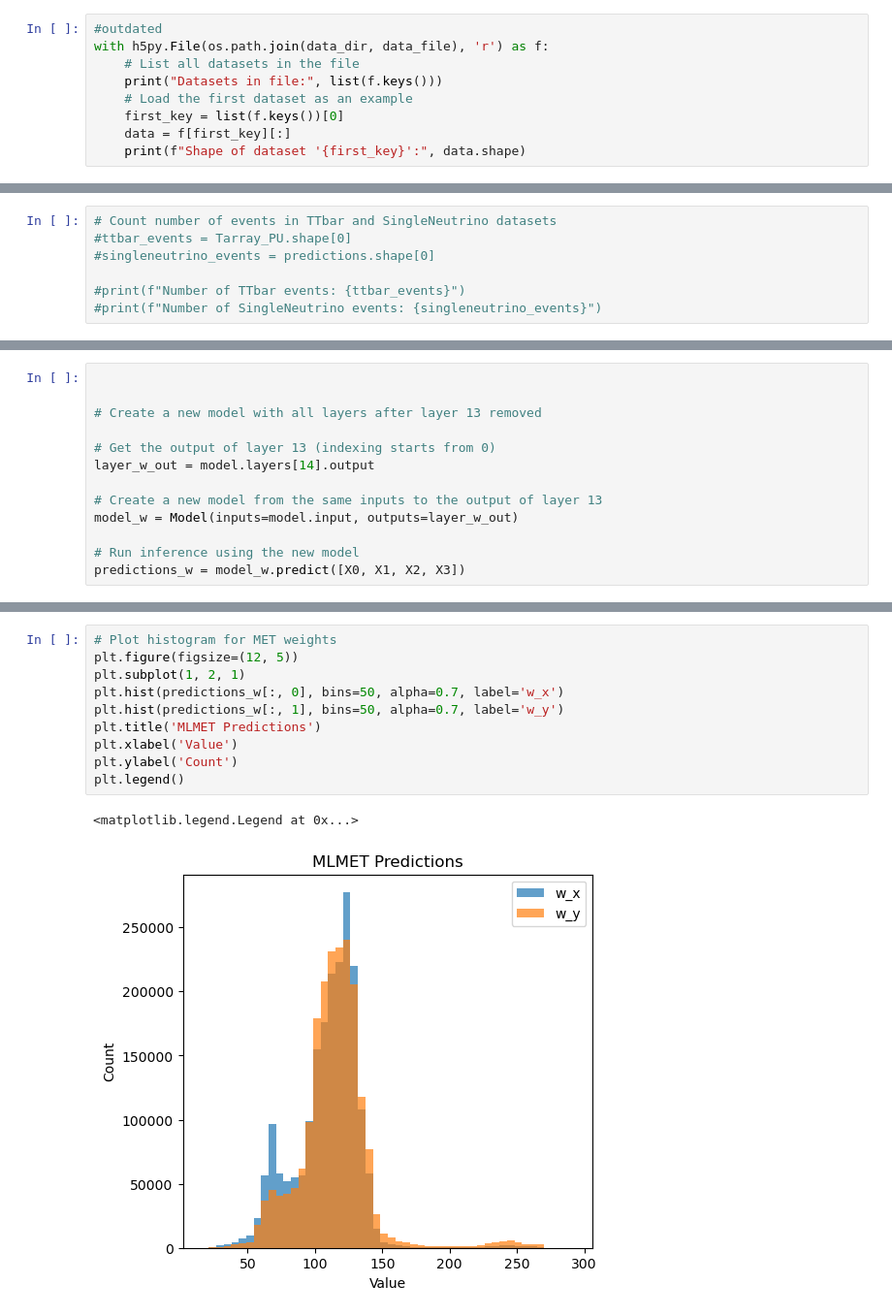
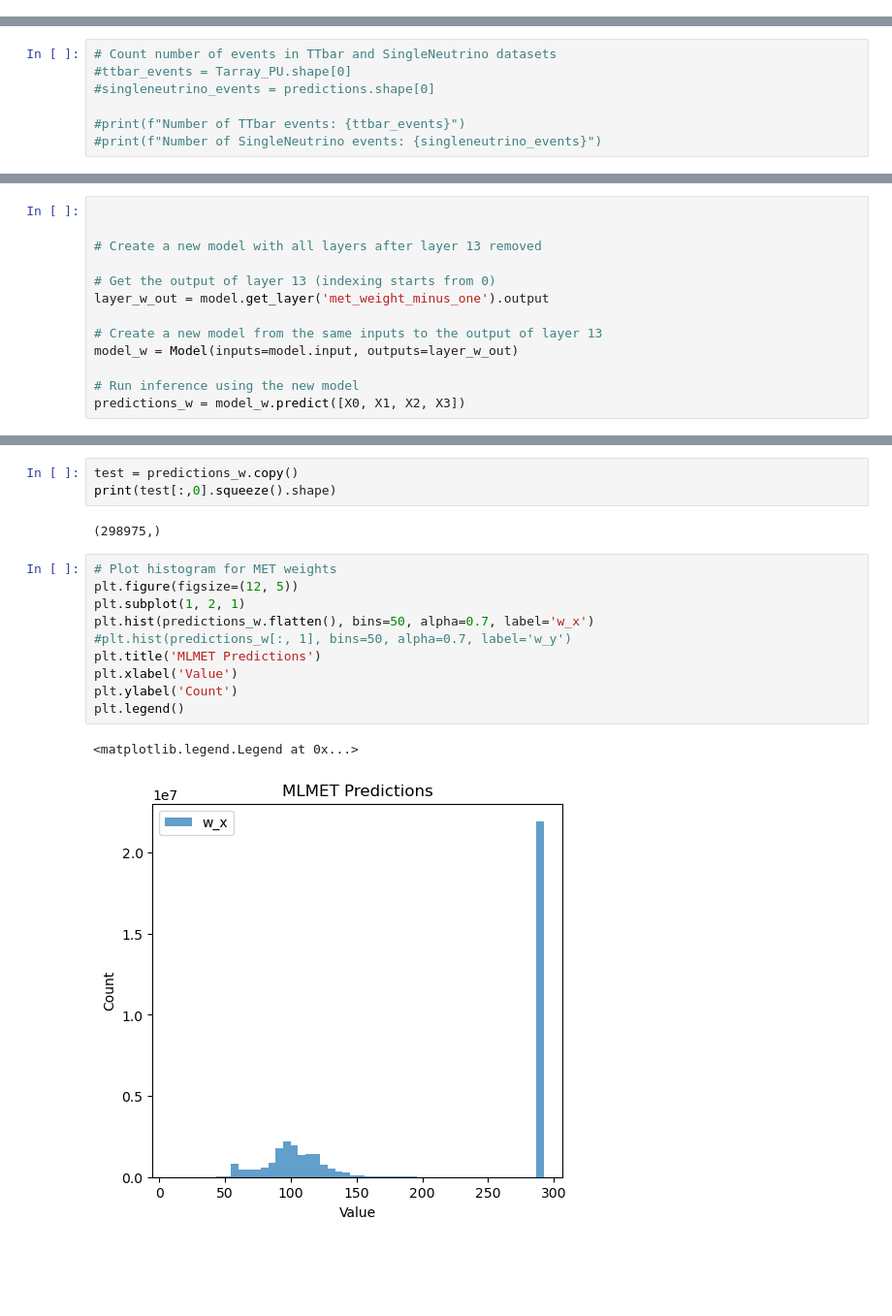
Before and after one commit to ucsd-hep-ex/L1METML, a Jupyter notebook: notebooks/inference.ipynb, the cells around one changed output, grey strips where cells are left out. Shown: that part at 97% size. Cells and saved outputs as stored; diff of their text form; blank space fills up the shorter version.

```diff
--- a/notebooks/inference.ipynb
+++ b/notebooks/inference.ipynb
@@ -68,9 +68,0 @@ Total events: 1997110
-# %%
-#outdated
-with h5py.File(os.path.join(data_dir, data_file), 'r') as f:
-    # List all datasets in the file
-    print("Datasets in file:", list(f.keys()))
-    # Load the first dataset as an example
-    first_key = list(f.keys())[0]
-    data = f[first_key][:]
-    print(f"Shape of dataset '{first_key}':", data.shape)
@@ -217,7 +205,7 @@ plt.show()
 # Create a new model with all layers after layer 13 removed
 
 # Get the output of layer 13 (indexing starts from 0)
-layer_w_out = model.layers[14].output
+layer_w_out = model.get_layer('met_weight_minus_one').output
 
 # Create a new model from the same inputs to the output of layer 13
 model_w = Model(inputs=model.input, outputs=layer_w_out)
@@ -229,13 +217,18 @@ predictions_w = model_w.predict([X0, X1, X2, X3])
+# %%
+test = predictions_w.copy()
+print(test[:,0].squeeze().shape)
+# %% [output]
+(298975,)
 # %%
 # Plot histogram for MET weights
 plt.figure(figsize=(12, 5))
 plt.subplot(1, 2, 1)
-plt.hist(predictions_w[:, 0], bins=50, alpha=0.7, label='w_x')
-plt.hist(predictions_w[:, 1], bins=50, alpha=0.7, label='w_y')
+plt.hist(predictions_w.flatten(), bins=50, alpha=0.7, label='w_x')
+#plt.hist(predictions_w[:, 1], bins=50, alpha=0.7, label='w_y')
 plt.title('MLMET Predictions')
 plt.xlabel('Value')
 plt.ylabel('Count')
 plt.legend()
 # %% [output]
 <matplotlib.legend.Legend at 0x...>
-[figure, old version]
+[figure, new version]
```
Also changed, not shown: parts of 18 cells of this notebook, 2 other files.
